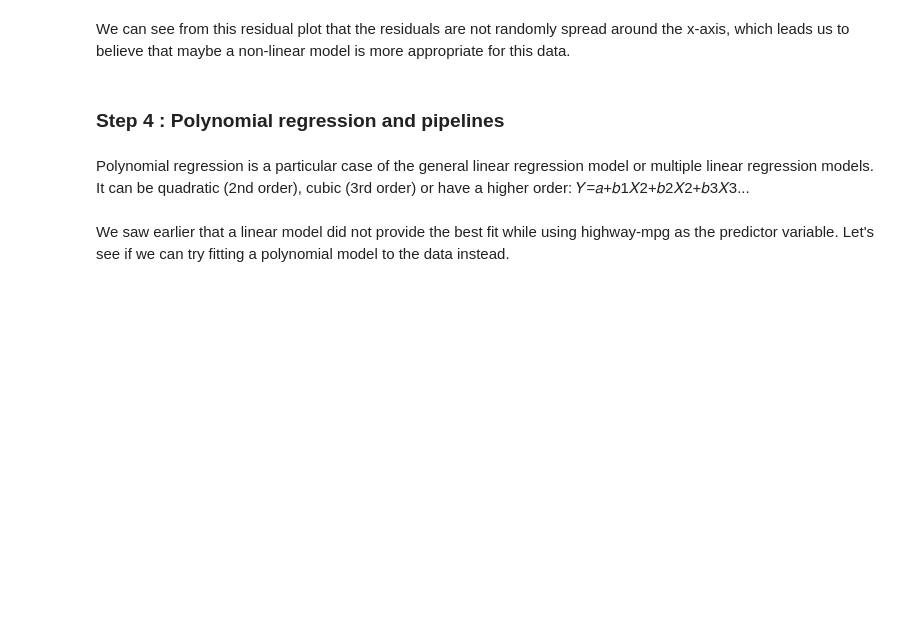
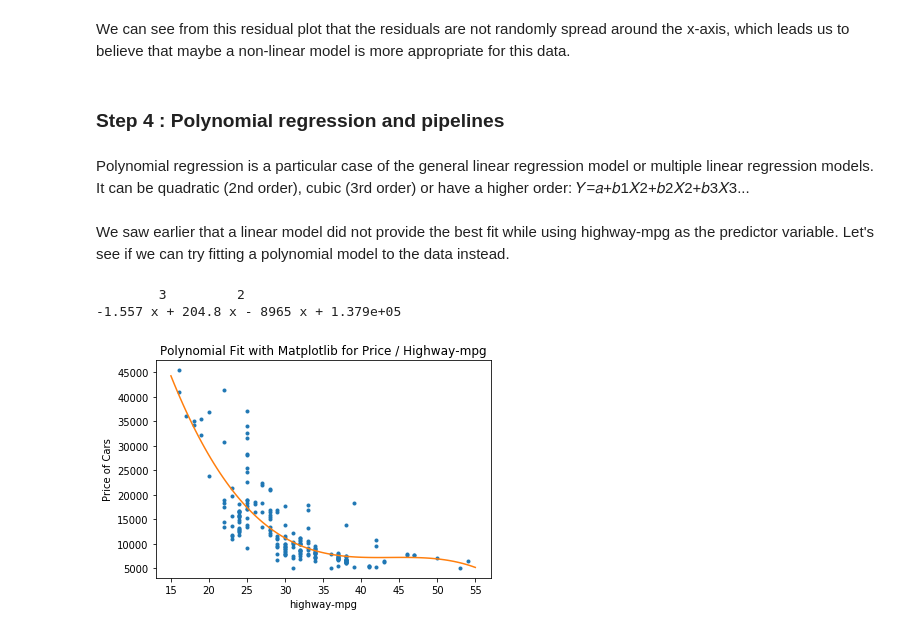
Before and after one commit to GuillaumeRouja/2019-Learning-Python-Data-Wrangling, a Jupyter notebook: model development.ipynb, the cells around one changed output. Saved outputs shown, nothing was run; the diff lists cells and outputs as text; code cells hidden in the pictures; blank space fills up the shorter version.

Commit message:
Polynomial visualization

```diff
--- a/model development.ipynb
+++ b/model development.ipynb
@@ -181,14 +181,29 @@ We saw earlier that a linear model did not provide the best fit while using high
 def PlotPolly(model, independent_variable, dependent_variable, Name):
     x_new = np.linspace(15, 55, 100) # Return evenly spaced numbers over a specified interval.
     y_new = model(x_new)
-
-    plt.plot(independent_variable, dependent_variable, '.', x_new, y_new, '-') # try without . and -
+    plt.plot(independent_variable, dependent_variable,'.', x_new, y_new) # '.' shows dots for the data points
     plt.title('Polynomial Fit with Matplotlib for Price / Highway-mpg') # title of the graph
-    ax = plt.gca() # try to plot without this
-    ax.set_facecolor((0.898, 0.898, 0.898)) # set colour of axes (try other values)
-    fig = plt.gcf() # create a figure if none exists. See if that can be omitted
     plt.xlabel(Name) # x axis label takes the value of "Name" that is passed in the function
     plt.ylabel('Price of Cars') # Set the y axis label
-
     plt.show()
     plt.close()
+
+# We define the variables
+
+x = df['highway-mpg']
+y = df['price']
+# %%
+# Here we use a polynomial of the 3rd order (cubic)
+
+f = np.polyfit(x, y, 3)
+p = np.poly1d(f)
+print(p)
+# %% [output]
+        3         2
+-1.557 x + 204.8 x - 8965 x + 1.379e+05
+# %%
+# Let's finally plot the function
+
+PlotPolly(p, x, y, 'highway-mpg')
+# %% [output]
+[figure, added]
```
Also changed, not shown: parts of 3 cells of this notebook.
